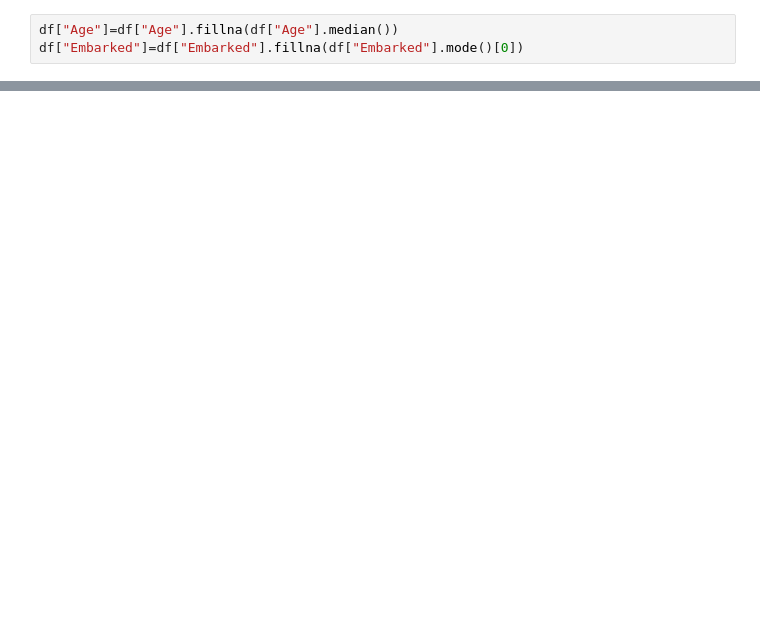
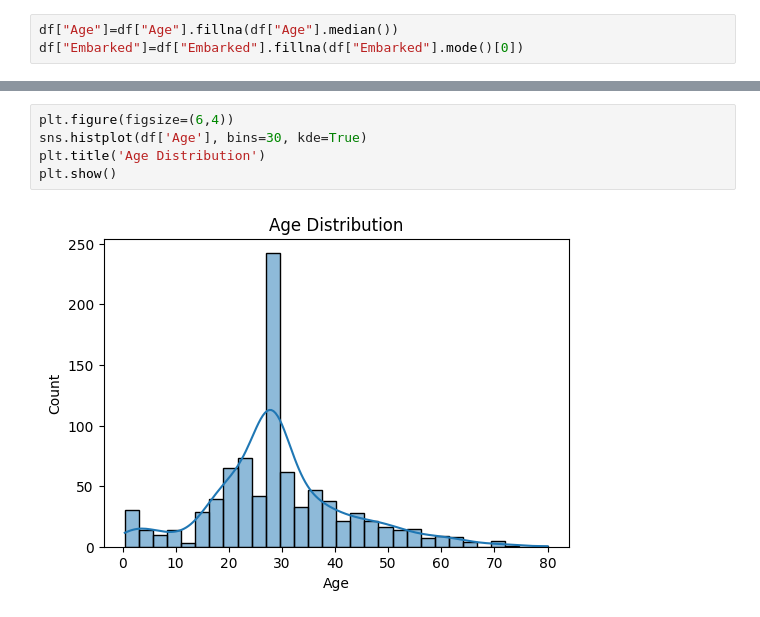
Before and after one commit to azeemaiza5-cpu/neurofive-ml-track, a Jupyter notebook: titanic_eda.ipynb, the cells around one changed output, grey strips where cells are left out. Saved outputs shown, nothing was run; the diff lists cells and outputs as text; blank space fills up the shorter version.

Commit message:
final update with visualizations

```diff
--- a/titanic_eda.ipynb
+++ b/titanic_eda.ipynb
@@ -66,0 +70,7 @@ plt.show()
+# %%
+plt.figure(figsize=(6,4))
+sns.histplot(df['Age'], bins=30, kde=True)
+plt.title('Age Distribution')
+plt.show()
+# %% [output]
+[figure, added]
```
Also changed, not shown: parts of 7 cells of this notebook.
